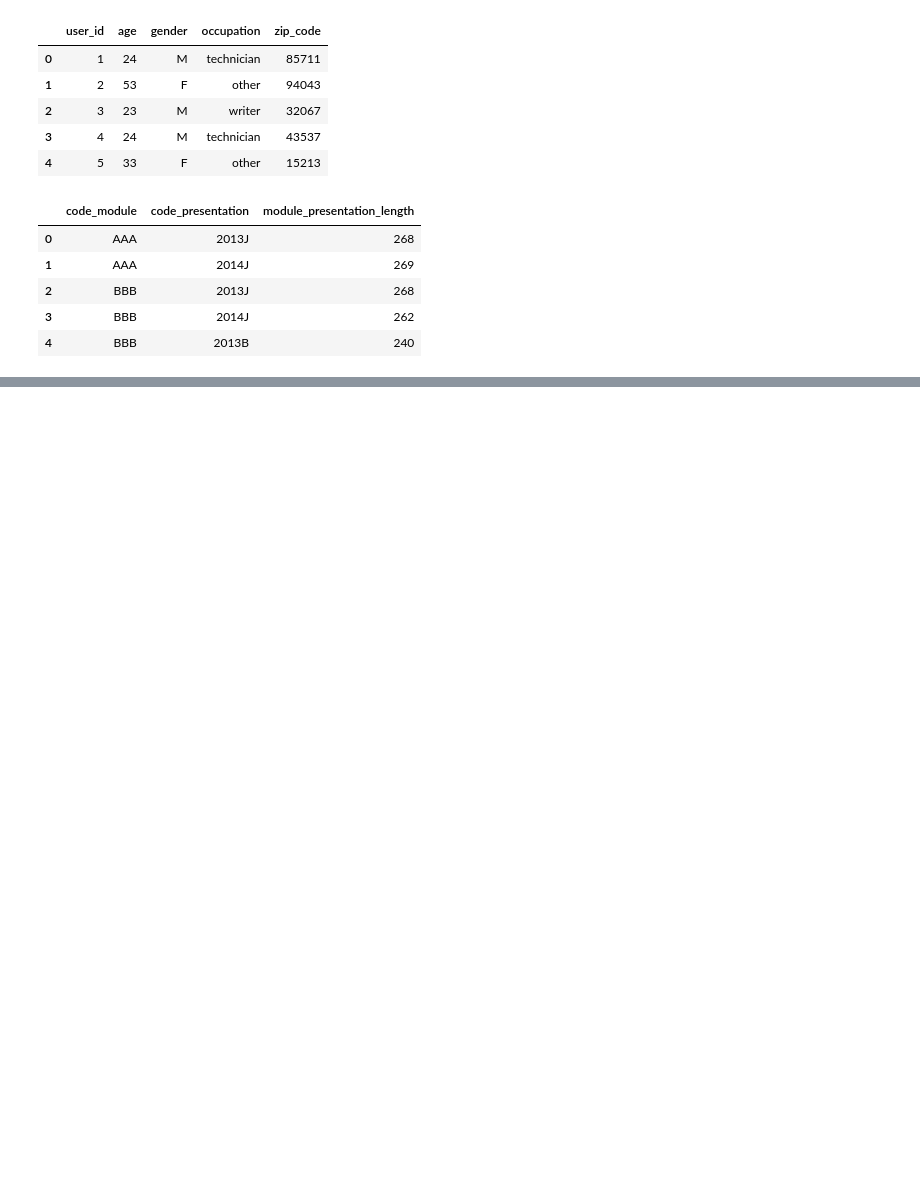
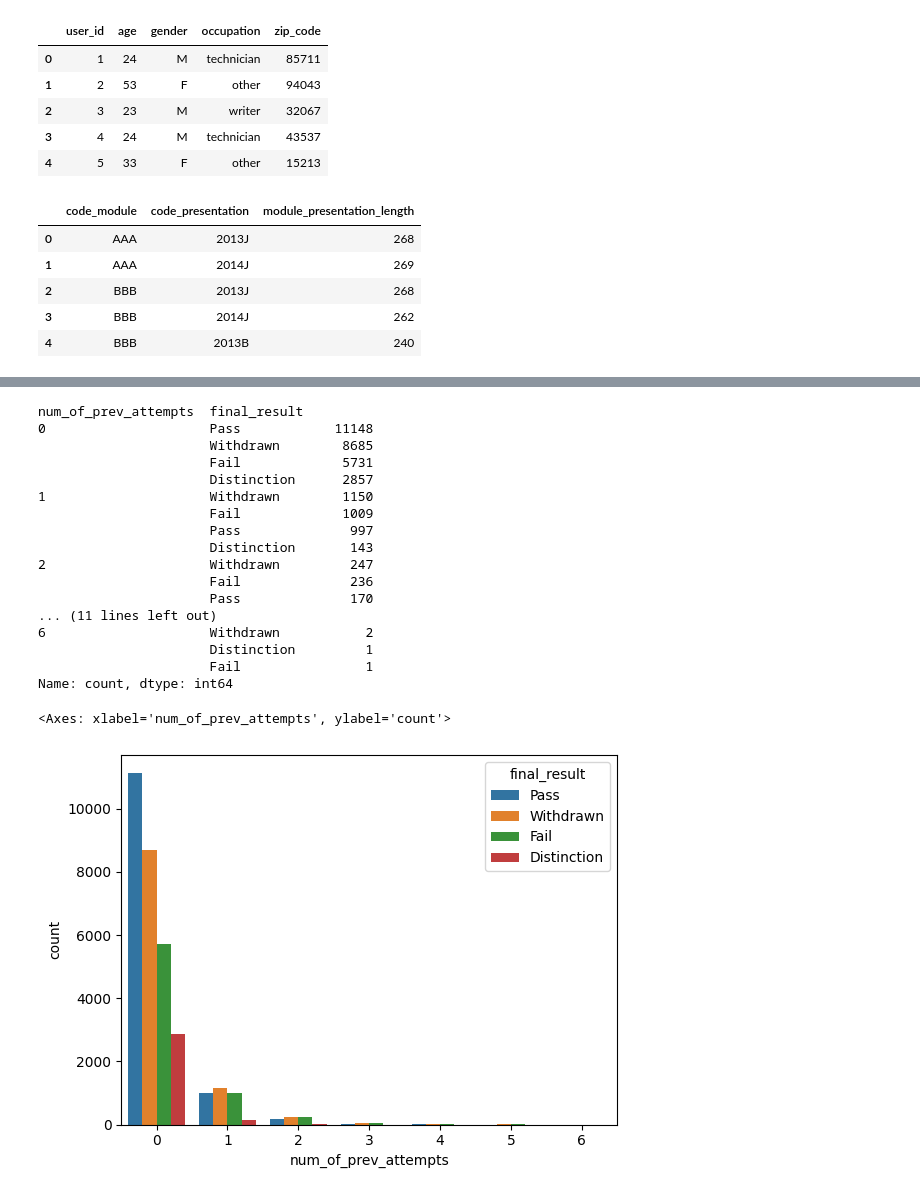
Before and after one commit to Houssam-Ibnchakroune/Learning-Analytics, a Jupyter notebook: notebooks/01_exploration.ipynb, the cells around one changed output, grey strips where cells are left out. Saved outputs shown, nothing was run; the diff lists cells and outputs as text; code cells hidden in the pictures; blank space fills up the shorter version.

```diff
--- a/notebooks/01_exploration.ipynb
+++ b/notebooks/01_exploration.ipynb
@@ -25,0 +134,24 @@ courses.head()
+# %%
+# Échec vs nombre de tentatives précédentes
+print(studentInfo.groupby('num_of_prev_attempts')['final_result'].value_counts())
+sns.countplot(data=studentInfo, x='num_of_prev_attempts', hue='final_result')
+# %% [output]
+num_of_prev_attempts  final_result
+0                     Pass            11148
+                      Withdrawn        8685
+                      Fail             5731
+                      Distinction      2857
+1                     Withdrawn        1150
+                      Fail             1009
+                      Pass              997
+                      Distinction       143
+2                     Withdrawn         247
+                      Fail              236
+                      Pass              170
+... (11 lines left out)
+6                     Withdrawn           2
+                      Distinction         1
+                      Fail                1
+Name: count, dtype: int64
+<Axes: xlabel='num_of_prev_attempts', ylabel='count'>
+[figure, added]
```
Also changed, not shown: parts of 7 cells of this notebook, 5 other files.
